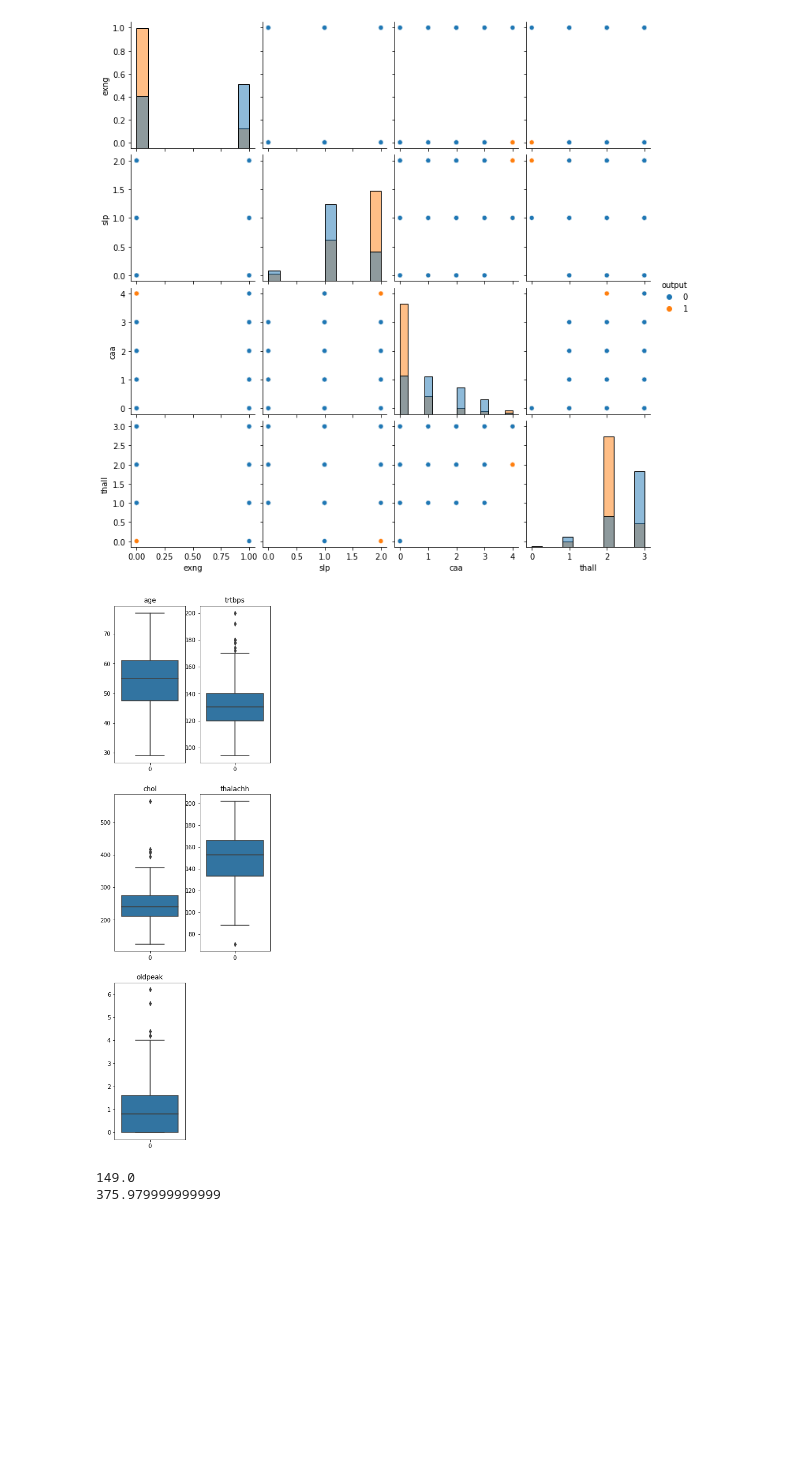
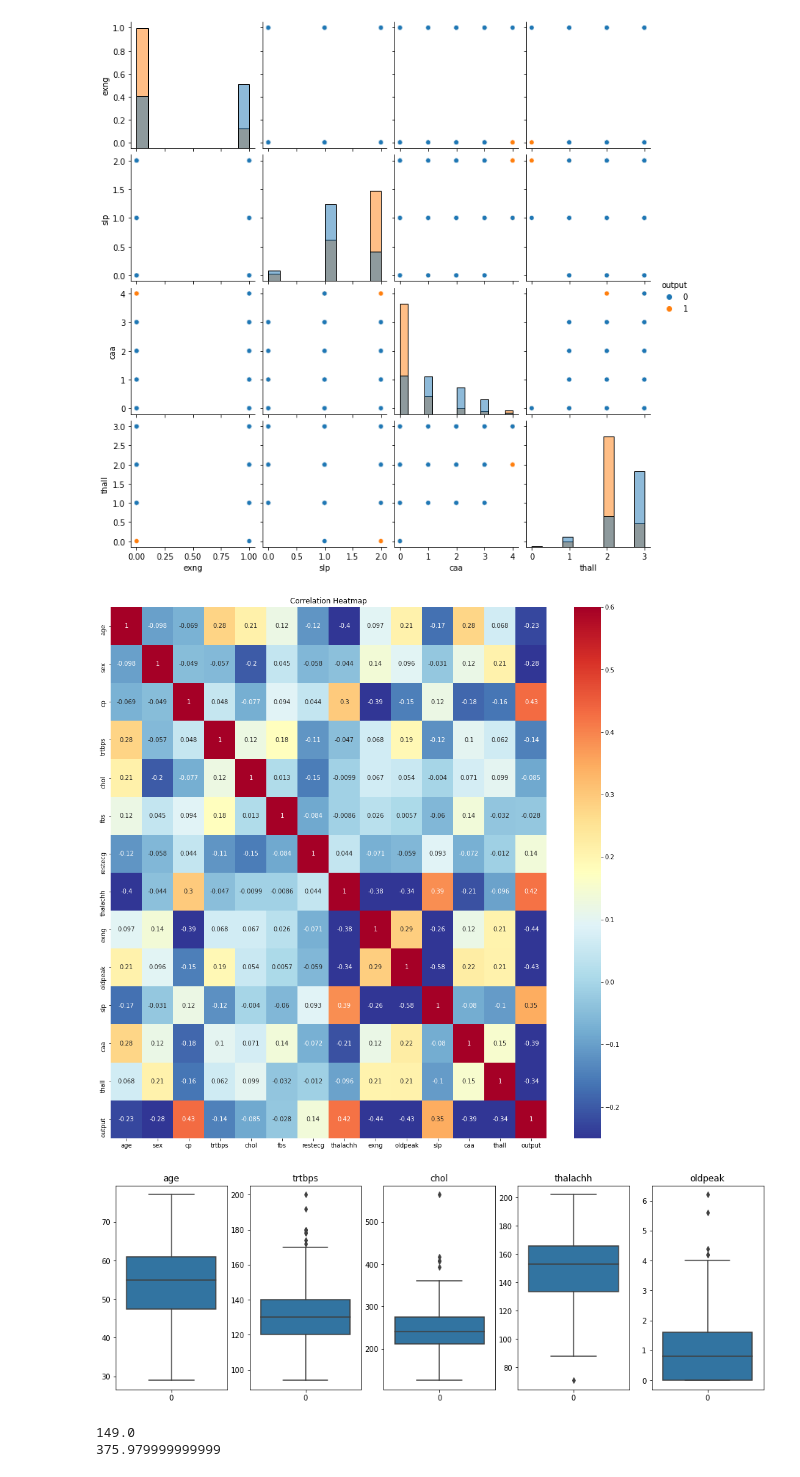
Before and after one commit to tfc1524/Heart, a Jupyter notebook: Heart Attack Project.ipynb, the cells around one changed output. Saved outputs shown, nothing was run; the diff lists cells and outputs as text; code cells hidden in the pictures; blank space fills up the shorter version.

```diff
--- a/Heart Attack Project.ipynb
+++ b/Heart Attack Project.ipynb
@@ -95,0 +88,8 @@ sns.pairplot(df_vis, hue='output')
+# %%
+# 視覺化數值型欄位
+plt.figure(figsize=(10,30))
+for i in range(len(num_features)):
+    plt.subplot(len(num_features), 1, i + 1)
+    plt.title(num_features[i])
+    sns.histplot(df[num_features[i]], kde=True)
+plt.show()
@@ -95,0 +98,11 @@ sns.pairplot(df_vis, hue='output')
+# %%
+# 類別型欄位視覺化
+plt.figure(figsize=(5,80))
+
+for i in range(len(obj_features)):
+    plt.subplot(len(obj_features), 1, i + 1)
+    plt.title(obj_features[i])
+    df_temp = pd.DataFrame(df.groupby(obj_features[i]).size(), columns=['count'])
+    sns.barplot(x=df_temp.index, y=df_temp['count'])
+
+plt.show()
@@ -111,17 +133,25 @@ sns.pairplot(df_vis, hue='output', diag_kind="hist")
 # %%
 # 透過視覺化整理出較有可能造成結果有差異的feature
 viz_features = ['age', 'thalachh', 'oldpeak', 'sex', 'cp', 'exng', 'caa', 'thall', 'slp']
+# %%
+corrs = df.corr()
+plt.figure(figsize = (16, 16))
+# 繪製相關係數 (correlations) 的 Heatmap
+sns.heatmap(corrs, cmap = plt.cm.RdYlBu_r, vmin = -0.25, annot = True, vmax = 0.6)
+plt.title('Correlation Heatmap');
+# %% [output]
+[figure, added]
 # %%
 # 透過boxplot檢查outlier
-plt.figure(figsize=(5,30))
+plt.figure(figsize=(16,30))
 
 for i in range(len(num_features)):
-    plt.subplot(len(num_features), 2, i + 1)
+    plt.subplot(len(num_features), 5, i + 1)
     plt.title(num_features[i])
     sns.boxplot(data=X[num_features[i]])
 # 透過背景知識決定消除chol的outlier
 # %% [output]
-[figure, old version]
+[figure, new version]
 # %%
 print(np.percentile(X['chol'], 1))
 print(np.percentile(X['chol'], 98.5))
```
Also changed, not shown: parts of 9 cells of this notebook.
